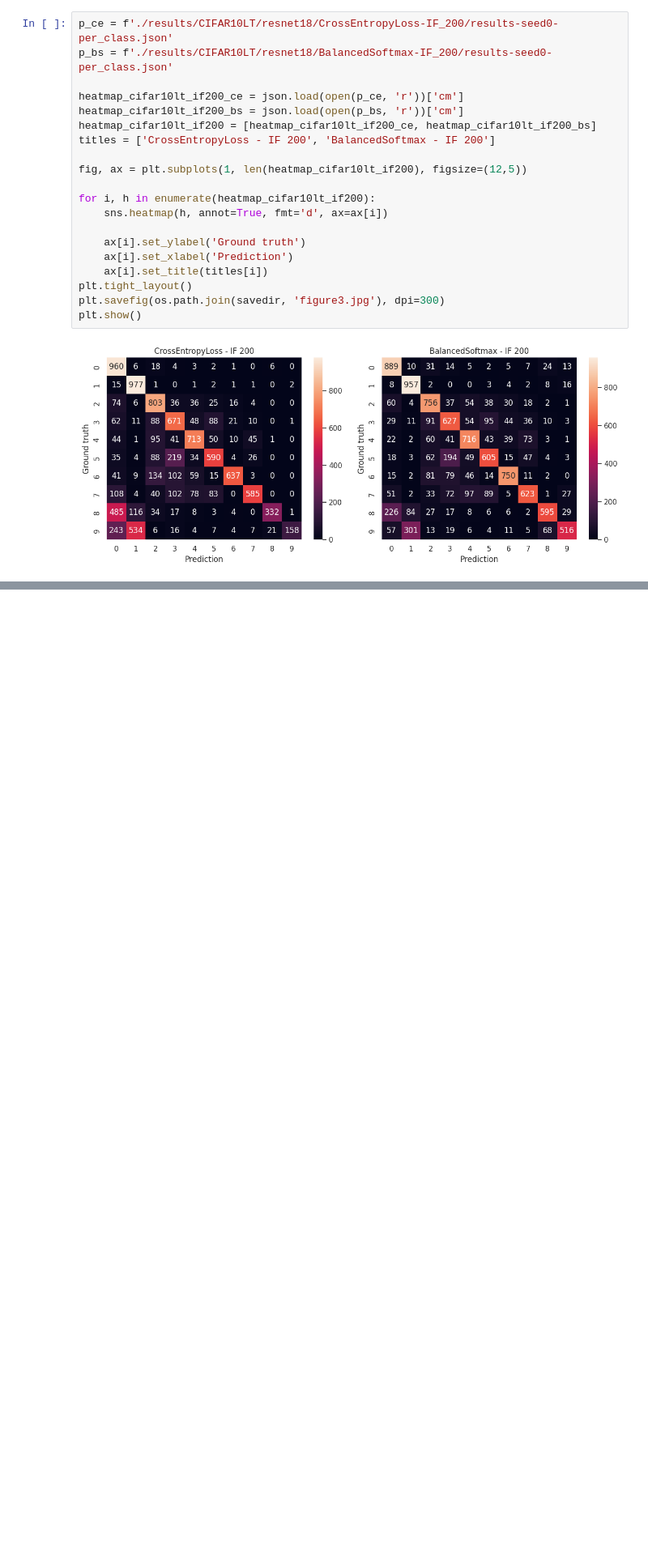
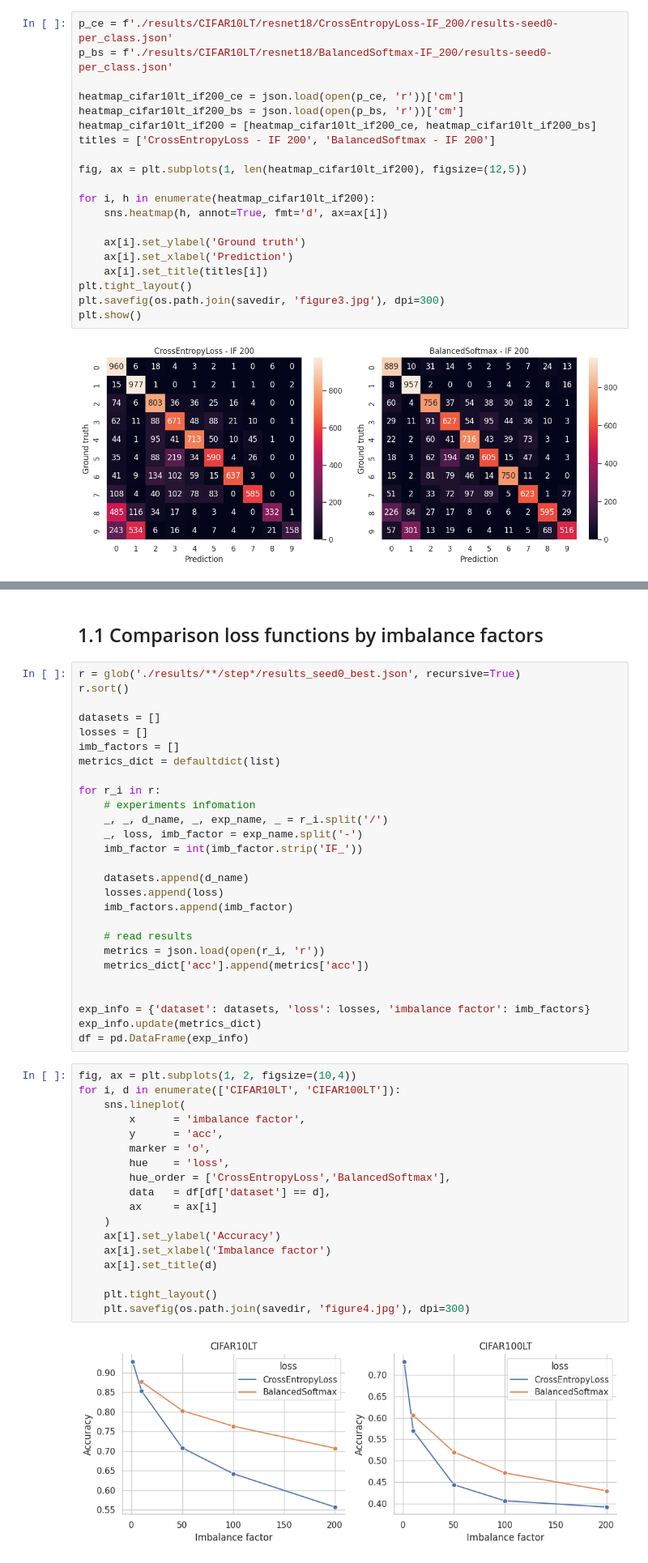
Before and after one commit to TooTouch/BalancedSoftmax, a Jupyter notebook: figures.ipynb, the cells around one changed output, grey strips where cells are left out. Shown at 81% size. Drawn from its saved outputs; the diff is of its cells as text; blank space fills up the shorter version.

```diff
--- a/figures.ipynb
+++ b/figures.ipynb
@@ -252,0 +273,49 @@ plt.show()
+# %% [markdown]
+## 1.1 Comparison loss functions by imbalance factors
+# %%
+r = glob('./results/**/step*/results_seed0_best.json', recursive=True)
+r.sort()
+
+datasets = []
+losses = []
+imb_factors = []
+metrics_dict = defaultdict(list)
+
+for r_i in r:
+    # experiments infomation
+    _, _, d_name, _, exp_name, _ = r_i.split('/')
+    _, loss, imb_factor = exp_name.split('-')
+    imb_factor = int(imb_factor.strip('IF_'))
+
+    datasets.append(d_name)
+    losses.append(loss)
+    imb_factors.append(imb_factor)
+
+    # read results
+    metrics = json.load(open(r_i, 'r'))
+    metrics_dict['acc'].append(metrics['acc'])
+
+
+exp_info = {'dataset': datasets, 'loss': losses, 'imbalance factor': imb_factors}
+exp_info.update(metrics_dict)
+df = pd.DataFrame(exp_info)
+# %%
+fig, ax = plt.subplots(1, 2, figsize=(10,4))
+for i, d in enumerate(['CIFAR10LT', 'CIFAR100LT']):
+    sns.lineplot(
+        x      = 'imbalance factor',
+        y      = 'acc',
+        marker = 'o',
+        hue    = 'loss',
+        hue_order = ['CrossEntropyLoss','BalancedSoftmax'],
+        data   = df[df['dataset'] == d],
+        ax     = ax[i]
+    )
+    ax[i].set_ylabel('Accuracy')
+    ax[i].set_xlabel('Imbalance factor')
+    ax[i].set_title(d)
+
+    plt.tight_layout()
+    plt.savefig(os.path.join(savedir, 'figure4.jpg'), dpi=300)
+# %% [output]
+[figure, added]
```
Also changed, not shown: parts of 18 cells of this notebook, 5 other files.
